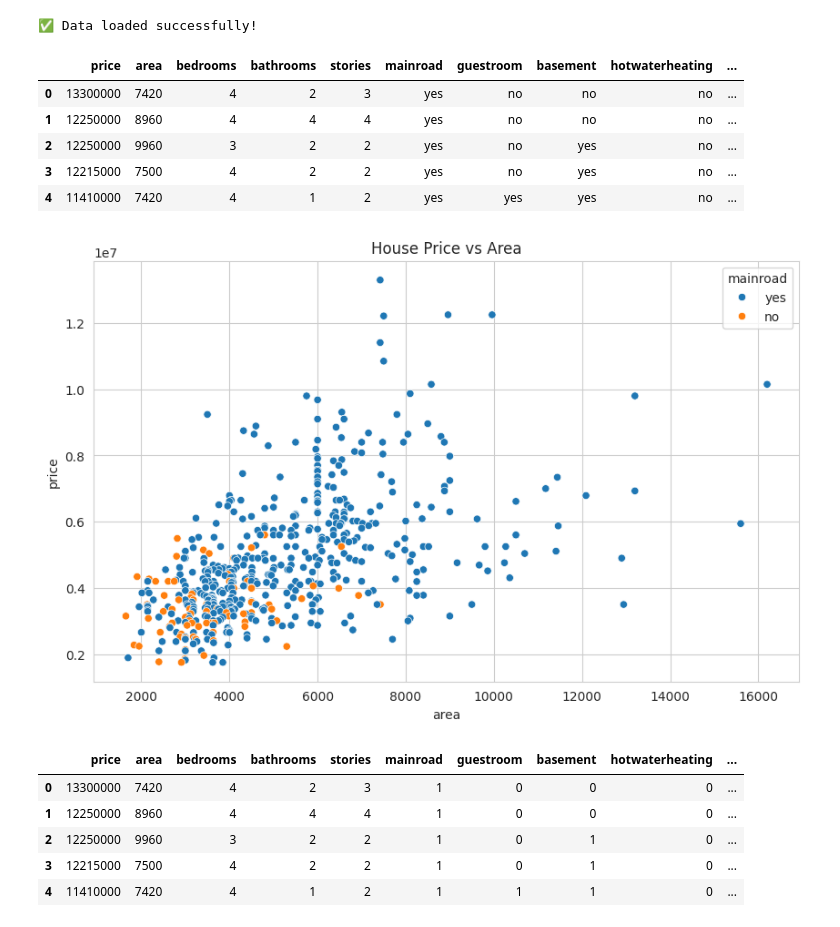
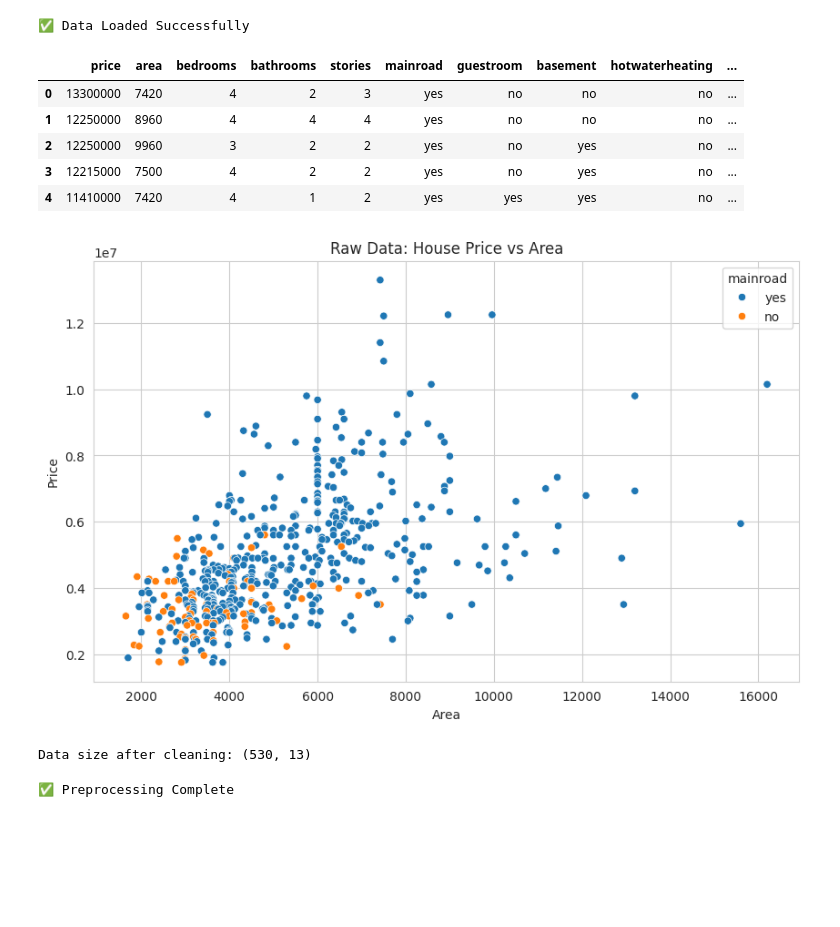
Before and after one commit to Illusionsp/gdsc_study_session_ML_g1, a Jupyter notebook: week2/house_price_prediction.ipynb, the cells around one changed output. Saved outputs shown, nothing was run; the diff lists cells and outputs as text; code cells hidden in the pictures; blank space fills up the shorter version.

```diff
--- a/week2/house_price_prediction.ipynb
+++ b/week2/house_price_prediction.ipynb
@@ -7,19 +7,19 @@ from sklearn.model_selection import train_test_split
 from sklearn.linear_model import LinearRegression
 from sklearn.metrics import r2_score, mean_absolute_error, mean_squared_error
 
-# Set visual style
+# Set visual style for plots
 sns.set_style('whitegrid')
+plt.rcParams['figure.figsize'] = (10, 6)
 # %%
 # Load the dataset
 try:
     df = pd.read_csv('Housing.csv')
-    print("✅ Data loaded successfully!")
-    # Display the first 5 rows to check data
+    print("✅ Data Loaded Successfully")
     display(df.head())
 except FileNotFoundError:
     print("❌ Error: 'Housing.csv' not found.")
 # %% [output]
-✅ Data loaded successfully!
+✅ Data Loaded Successfully
 |  | price | area | bedrooms | bathrooms | stories | mainroad | guestroom | basement | hotwaterheating | ... |
 | 0 | 13300000 | 7420 | 4 | 2 | 3 | yes | no | no | no | ... |
 | 1 | 12250000 | 8960 | 4 | 4 | 4 | yes | no | no | no | ... |
@@ -27,33 +27,40 @@ except FileNotFoundError:
 | 3 | 12215000 | 7500 | 4 | 2 | 2 | yes | no | yes | no | ... |
 | 4 | 11410000 | 7420 | 4 | 1 | 2 | yes | yes | yes | no | ... |
 # %%
-# Let's visualize the relationship between Area and Price
+# Visualize Area vs Price to see the spread (and outliers)
 plt.figure(figsize=(10, 6))
 sns.scatterplot(x='area', y='price', data=df, hue='mainroad')
-plt.title('House Price vs Area')
+plt.title('Raw Data: House Price vs Area')
+plt.xlabel('Area')
+plt.ylabel('Price')
 plt.show()
 # %% [output]
-[figure, old version]
+[figure, new version]
+# %%
+# --- OPTIMIZATION 1: Remove Outliers ---
+# We remove the top 5% of expensive houses that skew the regression line
+Q1 = df['price'].quantile(0.25)
+Q3 = df['price'].quantile(0.75)
+IQR = Q3 - Q1
+
+# Keep only houses within the normal price range
+df = df[(df['price'] >= Q1 - 1.5 * IQR) & (df['price'] <= Q3 + 1.5 * IQR)]
+
+print(f"Data size after cleaning: {df.shape}")
+# %% [output]
+Data size after cleaning: (530, 13)
 # %%
-# Map Yes/No to 1/0
+# 1. Binary Mapping (Yes/No -> 1/0)
 binary_cols = ['mainroad', 'guestroom', 'basement', 'hotwaterheating', 'airconditioning', 'prefarea']
-
 def binary_map(x):
     return x.map({'yes': 1, 'no': 0})
-
 df[binary_cols] = df[binary_cols].apply(binary_map)
 
-# One-Hot Encoding for 'furnishingstatus'
+# 2. One-Hot Encoding (Furnishing Status)
 status = pd.get_dummies(df['furnishingstatus'], drop_first=True)
 df = pd.concat([df, status], axis=1)
 df.drop(['furnishingstatus'], axis=1, inplace=True)
 
-# Check the processed dataframe
-display(df.head())
+print("✅ Preprocessing Complete")
 # %% [output]
-|  | price | area | bedrooms | bathrooms | stories | mainroad | guestroom | basement | hotwaterheating | ... |
-| 0 | 13300000 | 7420 | 4 | 2 | 3 | 1 | 0 | 0 | 0 | ... |
-| 1 | 12250000 | 8960 | 4 | 4 | 4 | 1 | 0 | 0 | 0 | ... |
-| 2 | 12250000 | 9960 | 3 | 2 | 2 | 1 | 0 | 1 | 0 | ... |
-| 3 | 12215000 | 7500 | 4 | 2 | 2 | 1 | 0 | 1 | 0 | ... |
-| 4 | 11410000 | 7420 | 4 | 1 | 2 | 1 | 1 | 1 | 0 | ... |
+✅ Preprocessing Complete
```
Also changed, not shown: parts of 5 cells of this notebook, 1 other file.
